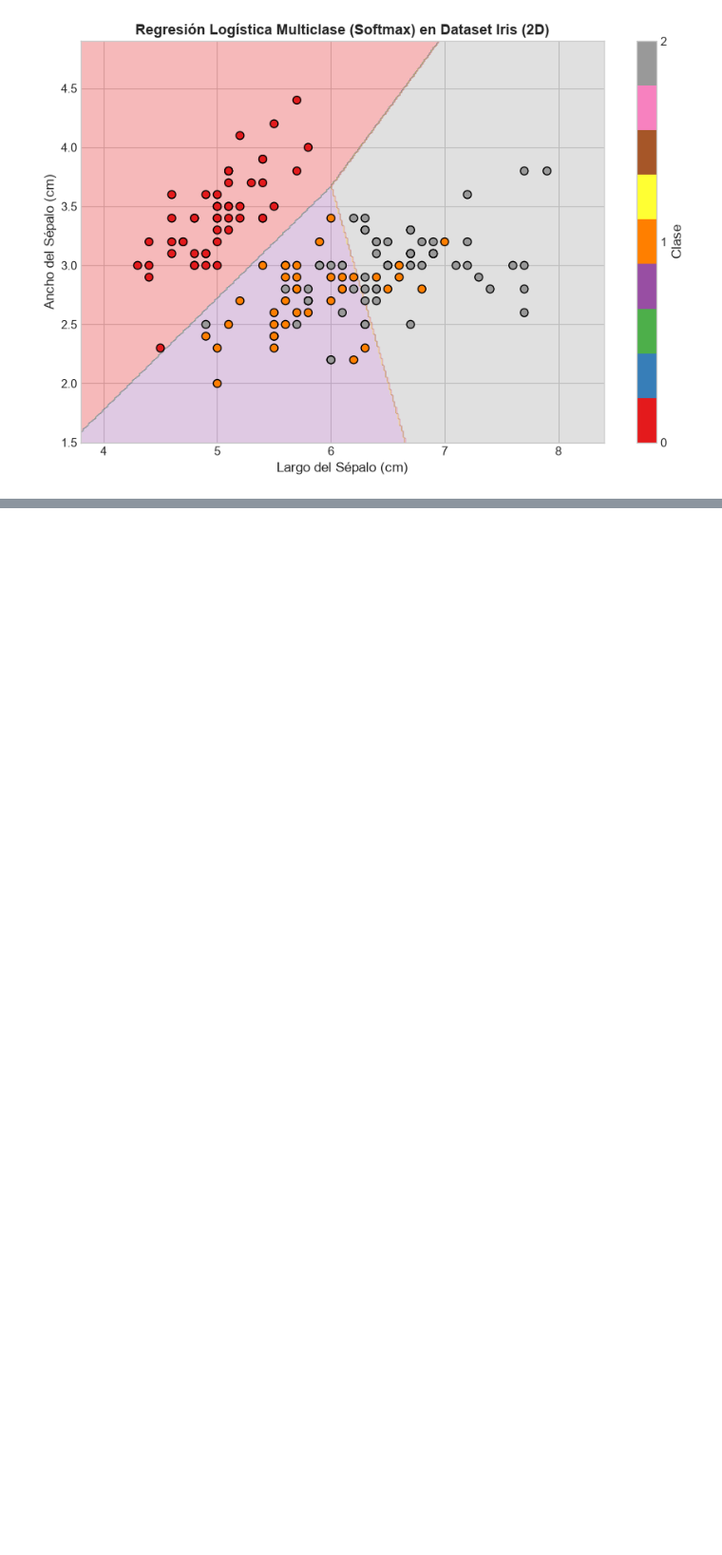
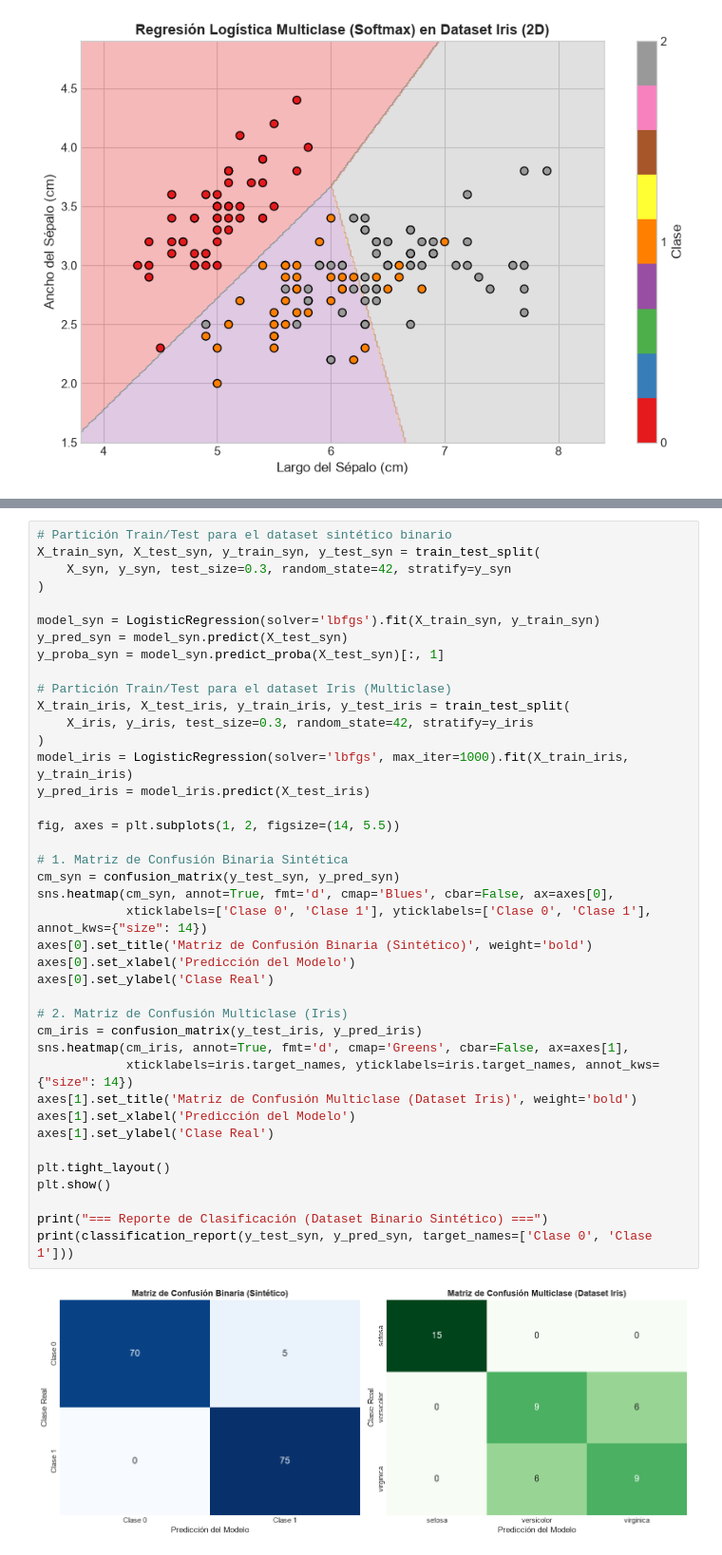
Before and after one commit to carlobeni/Machine-Learning, a Jupyter notebook: Clase_5/nb_practica_C5_logistic_regression.ipynb, the cells around one changed output, grey strips where cells are left out. Shown at 95% size. Saved outputs shown, nothing was run; the diff lists cells and outputs as text; blank space fills up the shorter version.

```diff
--- a/Clase_5/nb_practica_C5_logistic_regression.ipynb
+++ b/Clase_5/nb_practica_C5_logistic_regression.ipynb
@@ -235,0 +249,42 @@ plt.show()
+# %%
+# Partición Train/Test para el dataset sintético binario
+X_train_syn, X_test_syn, y_train_syn, y_test_syn = train_test_split(
+    X_syn, y_syn, test_size=0.3, random_state=42, stratify=y_syn
+)
+
+model_syn = LogisticRegression(solver='lbfgs').fit(X_train_syn, y_train_syn)
+y_pred_syn = model_syn.predict(X_test_syn)
+y_proba_syn = model_syn.predict_proba(X_test_syn)[:, 1]
+
+# Partición Train/Test para el dataset Iris (Multiclase)
+X_train_iris, X_test_iris, y_train_iris, y_test_iris = train_test_split(
+    X_iris, y_iris, test_size=0.3, random_state=42, stratify=y_iris
+)
+model_iris = LogisticRegression(solver='lbfgs', max_iter=1000).fit(X_train_iris, y_train_iris)
+y_pred_iris = model_iris.predict(X_test_iris)
+
+fig, axes = plt.subplots(1, 2, figsize=(14, 5.5))
+
+# 1. Matriz de Confusión Binaria Sintética
+cm_syn = confusion_matrix(y_test_syn, y_pred_syn)
+sns.heatmap(cm_syn, annot=True, fmt='d', cmap='Blues', cbar=False, ax=axes[0],
+            xticklabels=['Clase 0', 'Clase 1'], yticklabels=['Clase 0', 'Clase 1'], annot_kws={"size": 14})
+axes[0].set_title('Matriz de Confusión Binaria (Sintético)', weight='bold')
+axes[0].set_xlabel('Predicción del Modelo')
+axes[0].set_ylabel('Clase Real')
+
+# 2. Matriz de Confusión Multiclase (Iris)
+cm_iris = confusion_matrix(y_test_iris, y_pred_iris)
+sns.heatmap(cm_iris, annot=True, fmt='d', cmap='Greens', cbar=False, ax=axes[1],
+            xticklabels=iris.target_names, yticklabels=iris.target_names, annot_kws={"size": 14})
+axes[1].set_title('Matriz de Confusión Multiclase (Dataset Iris)', weight='bold')
+axes[1].set_xlabel('Predicción del Modelo')
+axes[1].set_ylabel('Clase Real')
+
+plt.tight_layout()
+plt.show()
+
+print("=== Reporte de Clasificación (Dataset Binario Sintético) ===")
+print(classification_report(y_test_syn, y_pred_syn, target_names=['Clase 0', 'Clase 1']))
+# %% [output]
+[figure, added]
```
Also changed, not shown: parts of 10 cells of this notebook.
